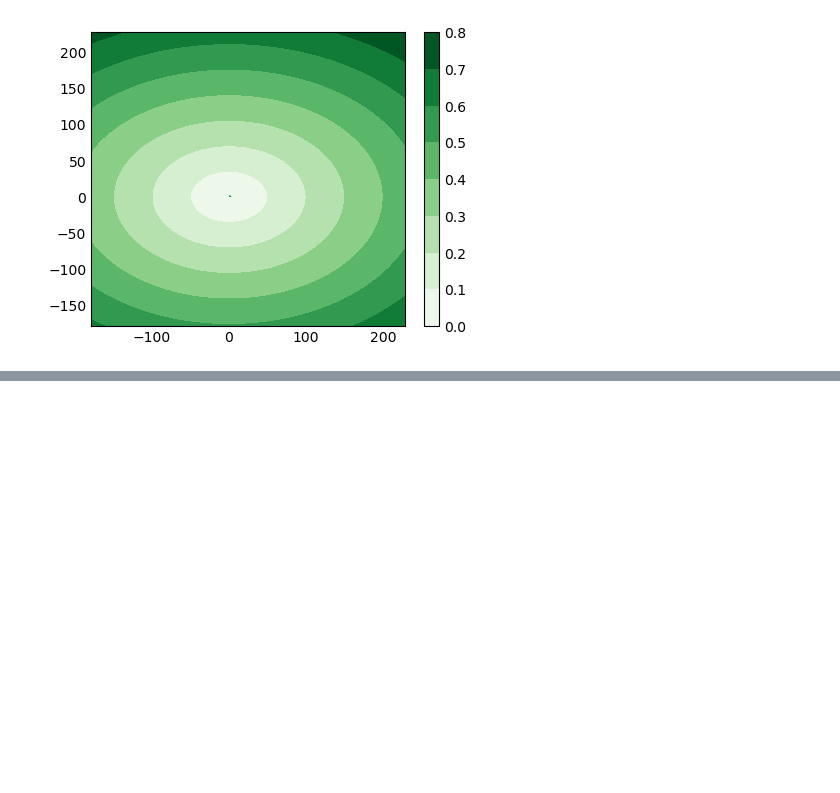
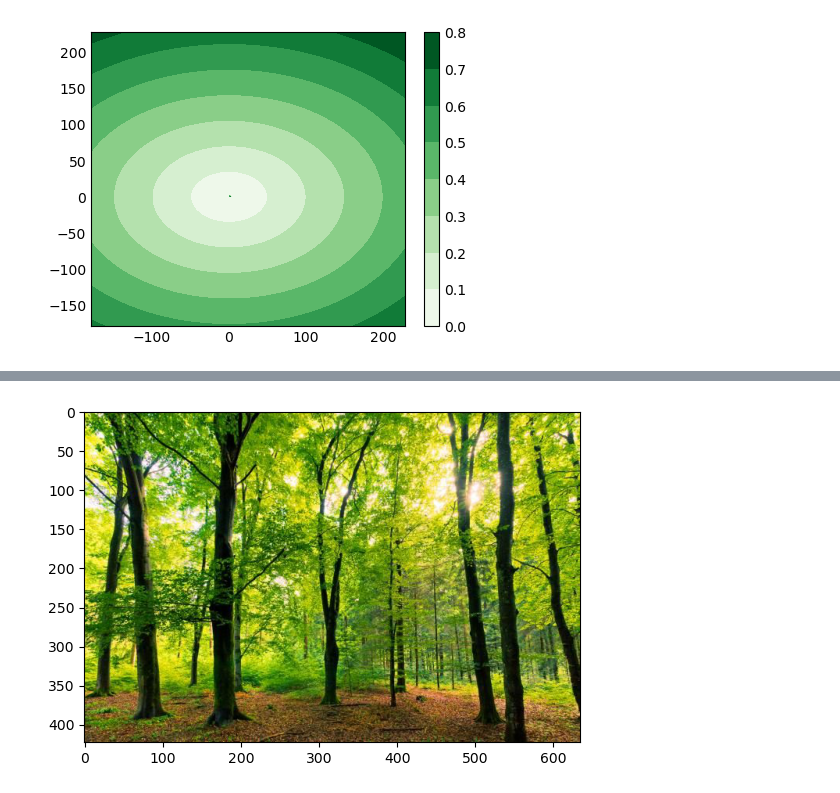
Before and after one commit to MetricForestTeam/MetricForest, a Jupyter notebook: Fuente de datos.ipynb, the cells around one changed output, grey strips where cells are left out. Cells and saved outputs as stored; diff of their text form; code cells hidden in the pictures; blank space fills up the shorter version.

```diff
--- a/Fuente de datos.ipynb
+++ b/Fuente de datos.ipynb
@@ -108,20 +108,3 @@ plt.rcParams['figure.figsize'] = [4,3]
 plt.show()
 # %% [output]
 [figure]
-# %%
-import matplotlib.pyplot as plt
-import numpy as np
-
-plt.style.use('_mpl-gallery-nogrid')
-
-# make data
-X, Y = np.meshgrid(np.linspace(-179, 228, 526), np.linspace(-179, 228, 526))
-Z = (1 - X/2 + X**5 + Y**3) * np.exp(-X**2 - Y**2)
-levels = np.linspace(Z.min(), Z.max(), 7)
-
-# plot
-fig, ax = plt.subplots()
-
-ax.contourf(X, Y, Z, levels=levels)
-
-plt.show()
@@ -129,0 +115,3 @@ plt.show()
+# %%
+img = mpimg.imread('bosque.jpg')
+print(img)
@@ -129,0 +136,4 @@ plt.show()
+# %%
+imgplot = plt.imshow(img)
+# %% [output]
+[figure, added]
```
Also changed, not shown: parts of 9 cells of this notebook.
